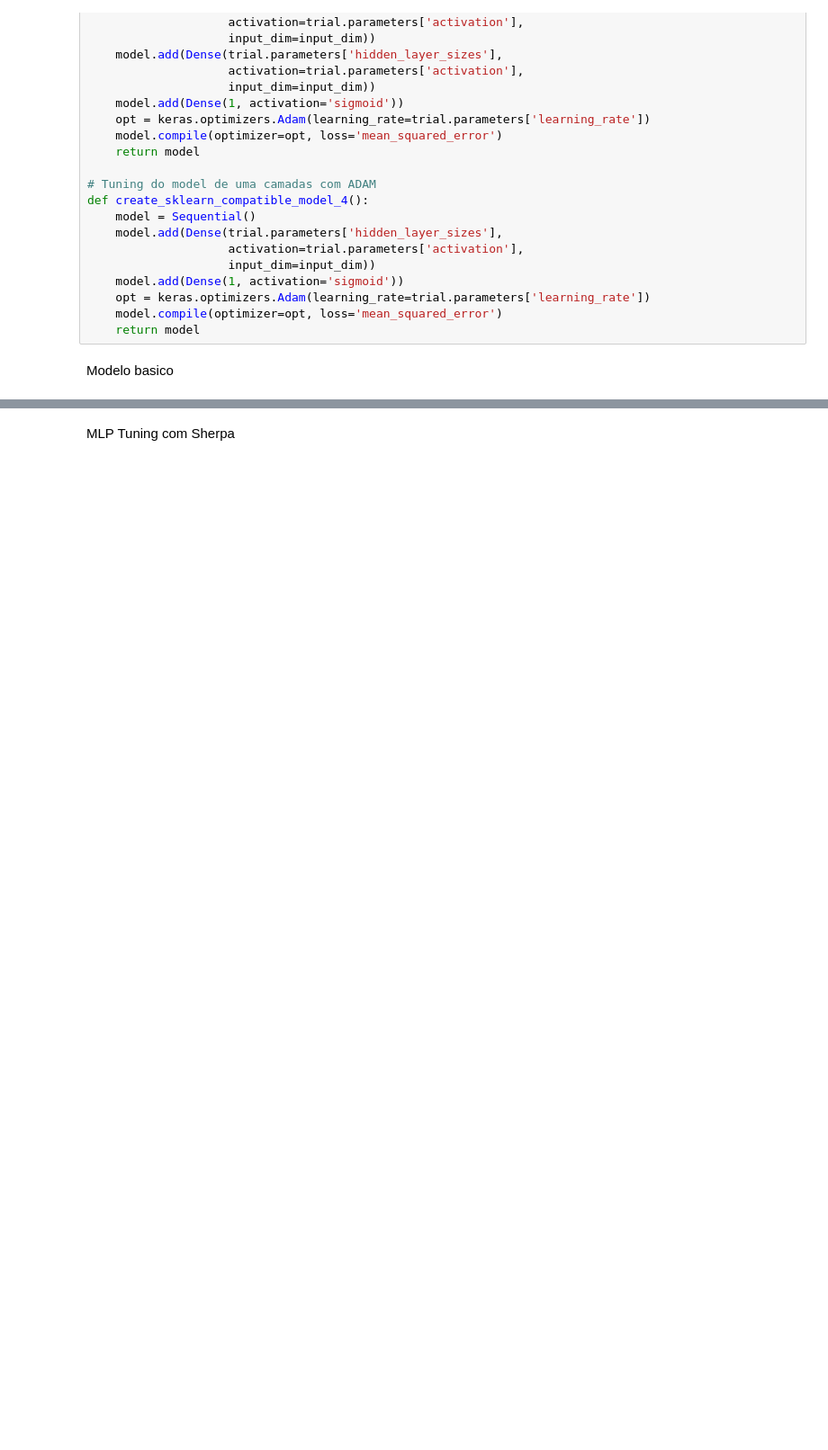
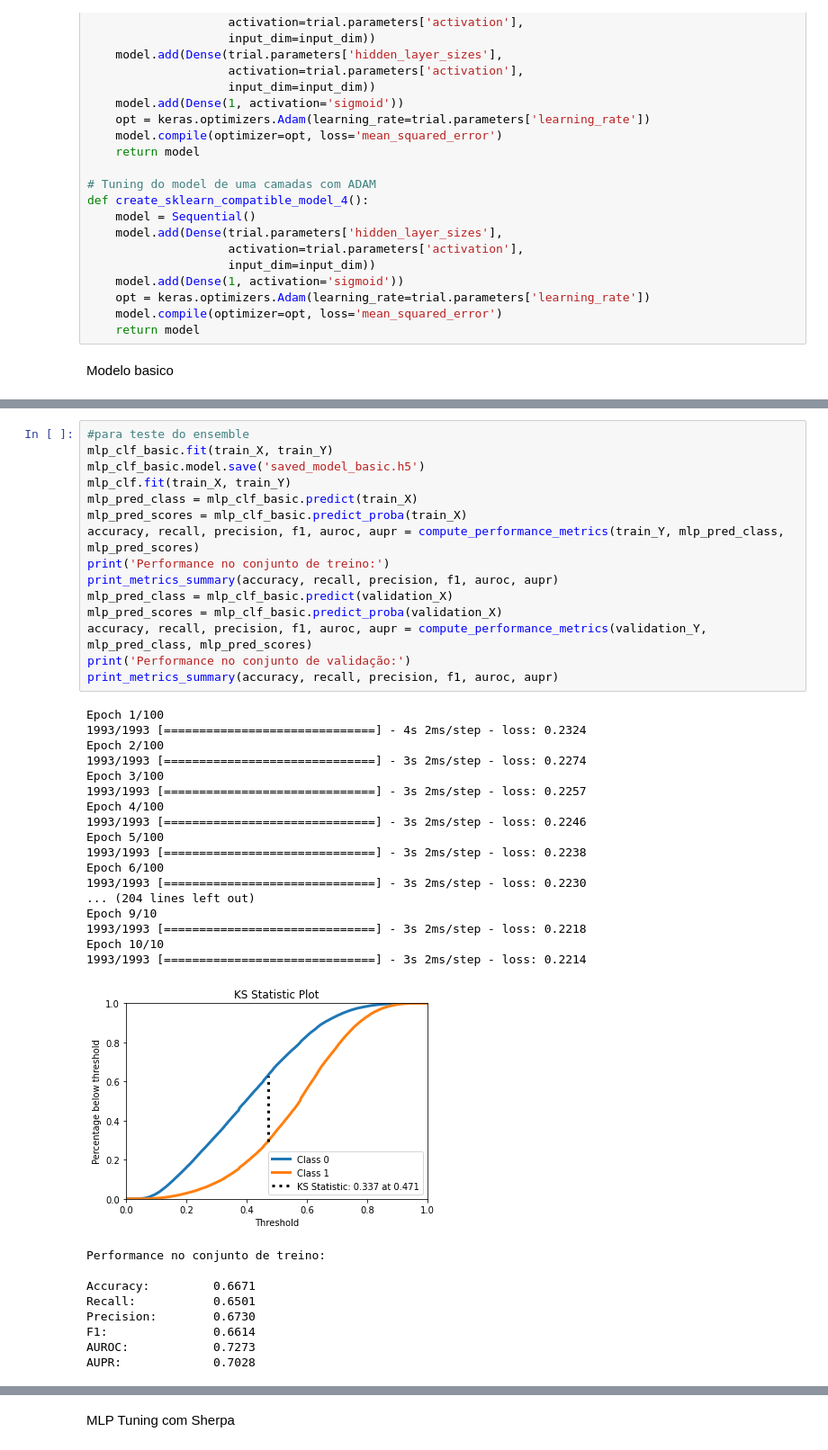
Before and after one commit to GuilleamACM/Projeto-Redes-Neurais, a Jupyter notebook: MLP's/Projeto_final_MLP.ipynb, the cells around one changed output, grey strips where cells are left out. Shown at 90% size. Drawn from its saved outputs; the diff is of its cells as text; blank space fills up the shorter version.

```diff
--- a/MLP's/Projeto_final_MLP.ipynb
+++ b/MLP's/Projeto_final_MLP.ipynb
@@ -451,0 +420,42 @@ AUPR:             0.6398
+# %%
+#para teste do ensemble
+mlp_clf_basic.fit(train_X, train_Y)
+mlp_clf_basic.model.save('saved_model_basic.h5')
+mlp_clf.fit(train_X, train_Y)
+mlp_pred_class = mlp_clf_basic.predict(train_X)
+mlp_pred_scores = mlp_clf_basic.predict_proba(train_X)
+accuracy, recall, precision, f1, auroc, aupr = compute_performance_metrics(train_Y, mlp_pred_class, mlp_pred_scores)
+print('Performance no conjunto de treino:')
+print_metrics_summary(accuracy, recall, precision, f1, auroc, aupr)
+mlp_pred_class = mlp_clf_basic.predict(validation_X)
+mlp_pred_scores = mlp_clf_basic.predict_proba(validation_X)
+accuracy, recall, precision, f1, auroc, aupr = compute_performance_metrics(validation_Y, mlp_pred_class, mlp_pred_scores)
+print('Performance no conjunto de validação:')
+print_metrics_summary(accuracy, recall, precision, f1, auroc, aupr)
+# %% [output]
+Epoch 1/100
+1993/1993 [==============================] - 4s 2ms/step - loss: 0.2324
+Epoch 2/100
+1993/1993 [==============================] - 3s 2ms/step - loss: 0.2274
+Epoch 3/100
+1993/1993 [==============================] - 3s 2ms/step - loss: 0.2257
+Epoch 4/100
+1993/1993 [==============================] - 3s 2ms/step - loss: 0.2246
+Epoch 5/100
+1993/1993 [==============================] - 3s 2ms/step - loss: 0.2238
+Epoch 6/100
+1993/1993 [==============================] - 3s 2ms/step - loss: 0.2230
+... (204 lines left out)
+Epoch 9/10
+1993/1993 [==============================] - 3s 2ms/step - loss: 0.2218
+Epoch 10/10
+1993/1993 [==============================] - 3s 2ms/step - loss: 0.2214
+[figure, added]
+Performance no conjunto de treino:
+
+Accuracy:         0.6671
+Recall:           0.6501
+Precision:        0.6730
+F1:               0.6614
+AUROC:            0.7273
+AUPR:             0.7028
```
Also changed, not shown: parts of 35 cells of this notebook, 5 other files.
